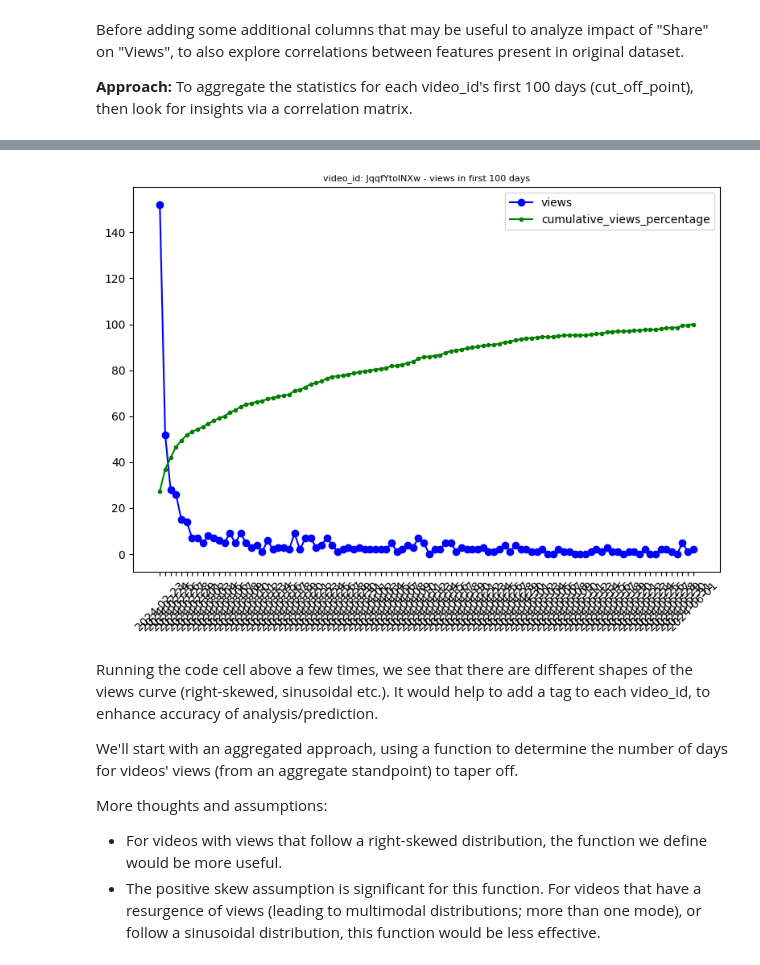
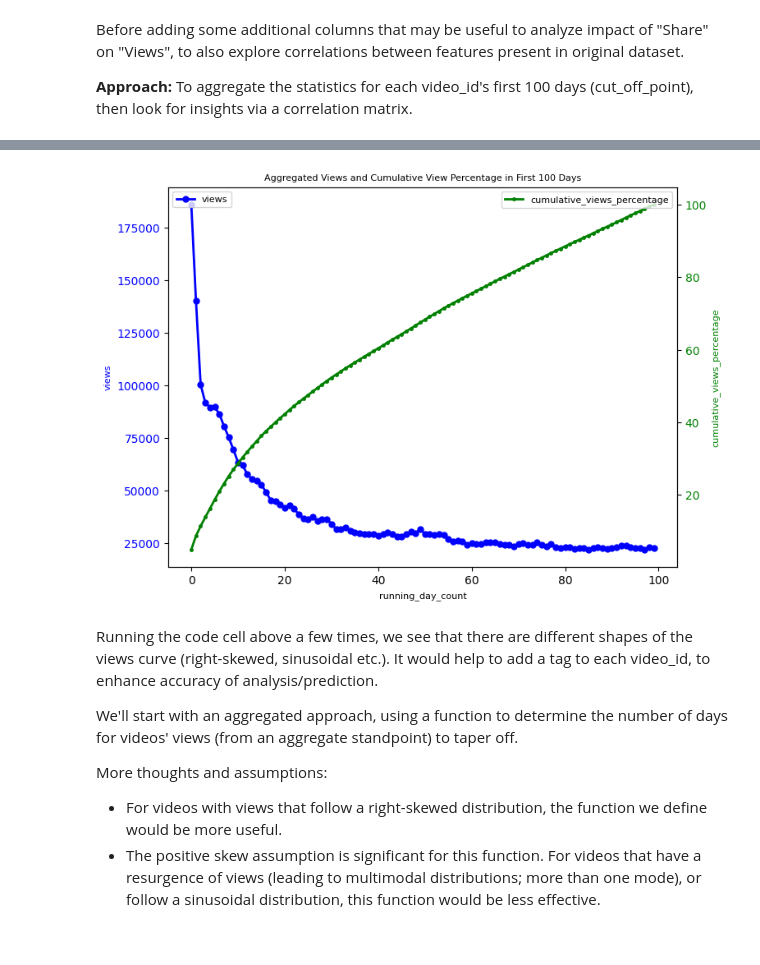
Before and after one commit to thomasyow/thomasyow, a Jupyter notebook: video-shares-impact-on-video-longevity.ipynb, the cells around one changed output, grey strips where cells are left out. Saved outputs shown, nothing was run; the diff lists cells and outputs as text; code cells hidden in the pictures.

```diff
--- a/video-shares-impact-on-video-longevity.ipynb
+++ b/video-shares-impact-on-video-longevity.ipynb
@@ -239,11 +247,11 @@ agg_func2 = 'mean'
 agg_func3 = 'max'
 agg_func4 = 'min'
 agg_func5 = 'count'
-train_data_above_cut_off_sorted = train_data_above_cut_off_point.sort_values(by = ['video_id', 'day'])
+train_data_above_cut_off_sorted = train_data_above_cut_off_sorted.sort_values(by = ['video_id', 'running_day_count'])
 train_data_above_cut_off_first_100_days = train_data_above_cut_off_sorted.groupby('video_id').head(cut_off_point)
-train_data_agg_first_100_days = train_data_above_cut_off_first_100_days.groupby('video_id').agg({
+train_data_agg_first_100_days = train_data_above_cut_off_first_100_days.groupby('running_day_count').agg({
+    'video_id': agg_func5,
     'views': [agg_func1, agg_func3, agg_func4],
-    'day': agg_func5,
     'redViews': [agg_func1, agg_func3, agg_func4],
     'comments': [agg_func1, agg_func3, agg_func4],
     'likes': agg_func1,
@@ -337,26 +345,39 @@ annotationClosableImpressions_sum          NaN
 annotationClicks_sum                       NaN
 annotationCloses_sum                       NaN
 Name: shares_sum, dtype: float64
-# %%
-sample_id = train_data_above_cut_off_point['video_id'].sample(n=1).iloc[0]
-
-sample_train_data = train_data_above_cut_off_first_100_days[train_data_above_cut_off_first_100_days['video_id'] == sample_id].sort_values(by = 'day')
-
-total_views = sample_train_data["views"].sum()
-sample_train_data["cumulative_views"] = sample_train_data["views"].cumsum()
-sample_train_data["cumulative_views_percentage"] = sample_train_data["cumulative_views"] / total_views * 100
-
-# sample_train_data = sample_train_data.head(len(sample_train_data) // 2)
-plt.figure(figsize=(8,6))
-plt.plot(sample_train_data['day'], sample_train_data['views'], label='views', color='b', marker='o')
-plt.plot(sample_train_data['day'], sample_train_data['cumulative_views_percentage'], label='cumulative_views_percentage', color='g', marker='.')
-plt.title('video_id: ' + str(sample_id) + ' - views in first 100 days', fontsize = 8)
-plt.xticks(rotation=45)
-plt.legend()
-plt.tight_layout()  # Adjust layout to prevent clipping
-plt.show()
-# %% [output]
-[figure, removed]
+# %%
+total_views = train_data_agg_first_100_days["views_sum"].sum()
+train_data_agg_first_100_days["cumulative_views"] = train_data_agg_first_100_days["views_sum"].cumsum()
+train_data_agg_first_100_days["cumulative_views_percentage"] = train_data_agg_first_100_days["cumulative_views"] / total_views * 100
+
+# Create the first subplot, for views
+fig, ax1 = plt.subplots(figsize=(8,6))
+line1, = ax1.plot(train_data_agg_first_100_days.index, train_data_agg_first_100_days['views_sum'], label='views', color='b', marker='o', markersize = 5, linestyle = '-', linewidth = 2)
+ax1.set_xlabel('running_day_count', fontsize = 8)
+ax1.set_ylabel('views', fontsize = 8, color = 'b')
+ax1.tick_params(axis = 'y', labelcolor = 'b')
+
+# Create a second y-axis (ax2) that shares the same x-axis (ax1)
+ax2 = ax1.twinx()
+
+# Create thes econd subplot, for cumulative_views_percentage
+line2, = ax2.plot(train_data_agg_first_100_days.index, train_data_agg_first_100_days['cumulative_views_percentage'], label='views', color='g', marker='.', markersize = 5, linestyle = '-', linewidth = 2)
+ax2.set_ylabel('cumulative_views_percentage', fontsize = 8, color = 'g')
+ax2.tick_params(axis = 'y', labelcolor = 'g')
+
+# Adding some other cosmetics to the plot
+plt.title('Aggregated Views and Cumulative View Percentage in First 100 Days', fontsize = 8)
+plt.xticks(rotation=45, fontsize = 8)
+ax1.legend(handles = [line1], labels = ['views'], loc = 'upper left', fontsize = 8)
+ax2.legend(handles = [line2], labels = ['cumulative_views_percentage'], loc = 'upper right', fontsize = 8)
+plt.show()
+
+# plt.grid(True)
+# ax1.legend(labels = 'views', loc = 'upper left', fontsize = 8)
+# ax2.legend(labels = 'cumulative_views_percentage', loc = 'upper right', fontsize = 8)
+# plt.tight_layout()  # Adjust layout to prevent clipping
+# %% [output]
+[figure, added]
 # %% [markdown]
 Running the code cell above a few times, we see that there are different shapes of the views curve (right-skewed, sinusoidal etc.). It would help to add a tag to each video_id, to enhance accuracy of analysis/prediction.
 
```
Also changed, not shown: parts of 8 cells of this notebook.
